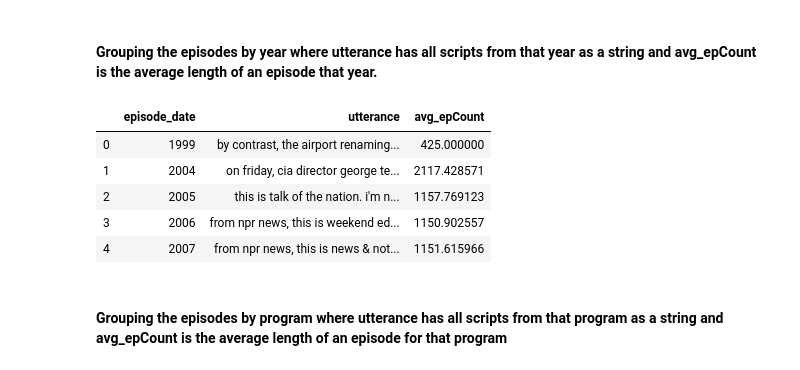
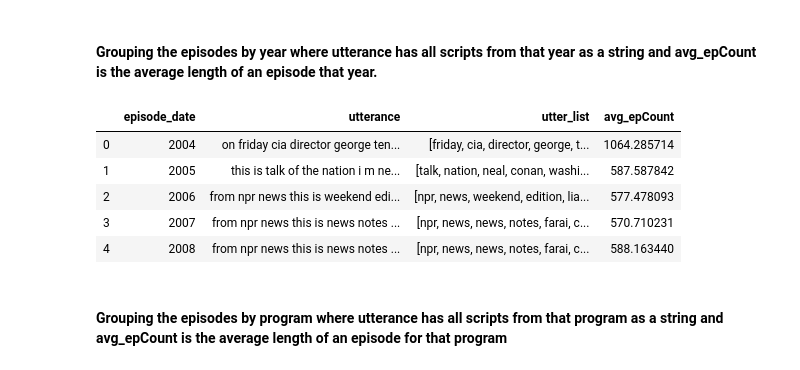
Before and after one commit to n-mathis/final, a Jupyter notebook: final.ipynb, the cells around one changed output. Drawn from its saved outputs; the diff is of its cells as text; code cells hidden in the pictures.

```diff
--- a/final.ipynb
+++ b/final.ipynb
@@ -119 +139,7 @@ utter.head()
+# %%
+# get stopwords, i.e. is, am, etc.
+
+# this keeps only regular English words and removes common words such as is, am, etc.
+utter['utter_list'] = utter.utter_list.apply(
+    lambda x: [y for y in x if y not in sw])
 # %% [markdown]
@@ -173,8 +171,9 @@ We will also add the host_id to this frame and fill guest speakers' id or any un
 # %%
-epScript = pd.merge(epScript,host_ids,on='speaker',how="outer")
-epScript.fillna(-1, inplace=True)
+epScript = pd.merge(utter,episodes,on='episode_id',how='left')
+epScript = pd.merge(epScript,host_ids,on='speaker',how="left")
+epScript.fillna(-1,inplace=True)
 epScript.sort_values(by=['episode_date','episode_id','episode_order'],inplace=True,ascending=True)
 epScript.reset_index(drop=True,inplace=True)
-epScript['word_count'] = epScript.utter_text.str.len()
+epScript['word_count'] = epScript.utter_list.str.len()
 epScript.head()
 # %% [output]
@@ -189,9 +207,8 @@ Creating a dataframe, bySpeaker, that has been grouped by the speaker and the no
 # %%
-bySpeaker = epScript.groupby(['speaker','host_id']
-                            )['episode_id','episode_order','utterance','program',
-                              'title','episode_date','word_count'].agg(list).reset_index()
-bySpeaker.sort_values(by=['speaker','host_id'],inplace=True,ascending=True)
-bySpeaker.reset_index(drop=True,inplace=True)
-bySpeaker['total_count'] = bySpeaker.word_count.apply(lambda l: np.nansum(l))
-bySpeaker.head()
+byEpisode = epScript.groupby(['episode_id','program','title','episode_date']
+                             )['speaker','utterance','utter_list','host_id','word_count'].agg(list).reset_index()
+byEpisode.sort_values(by=['episode_date','episode_id'],inplace=True,ascending=True)
+byEpisode.reset_index(drop=True,inplace=True)
+byEpisode['total_count'] = byEpisode.word_count.apply(lambda l: np.nansum(l))
+byEpisode.head()
 # %% [output]
@@ -220,7 +223,10 @@ Creating another dataframe like bySpeaker, byEpisode, that has been grouped by t
 # %%
-byEpisode = epScript.groupby(['episode_id','program','title','episode_date']
-                             )['speaker','utterance','host_id','word_count'].agg(list).reset_index()
-byEpisode.sort_values(by=['episode_date','episode_id'],inplace=True,ascending=True)
-byEpisode.reset_index(drop=True,inplace=True)
-byEpisode['total_count'] = byEpisode.word_count.apply(lambda l: np.nansum(l))
-byEpisode.head()
+# # we already know non hosts have a host_id of -1 since we set that above
+# byHost = epScript[~(epScript['host_id'] == -1)].groupby(['speaker','host_id']
+#                                                        )['episode_id','episode_order','utterance','utter_list',
+#                                                          'program','title','episode_date','word_count'
+#                                                         ].agg(list).reset_index()
+# byHost.sort_values(by=['speaker','host_id'],inplace=True,ascending=True)
+# byHost.reset_index(drop=True,inplace=True)
+# byHost['total_count'] = byHost.word_count.apply(lambda l: np.nansum(l))
+# byHost.head()
@@ -255,20 +237,23 @@ def remExtraBrackets(L):
 # %%
 # gathering text by year
 textByYear = byEpisode.groupby(byEpisode['episode_date'].dt.year
                                ).agg({'utterance': lambda l:
                                       [word for sentence in l for word in str(sentence).split()],
+                                      'utter_list': lambda l:
+                                        [item for sublist in l for item in sublist],
                                       'total_count': 'mean',
                                      }).reset_index()
 textByYear['utterance'] = textByYear.utterance.apply(remExtraBrackets)
+textByYear['utter_list'] = textByYear.utter_list.apply(lambda l: [item for sublist in l for item in sublist])
 textByYear.rename(columns={'total_count':'avg_epCount'},inplace=True)
 textByYear.head()
 # %% [output]
-|  | episode_date | utterance | avg_epCount |
-| 0 | 1999 | by contrast, the airport renaming... | 425.000000 |
-| 1 | 2004 | on friday, cia director george te... | 2117.428571 |
-| 2 | 2005 | this is talk of the nation. i'm n... | 1157.769123 |
-| 3 | 2006 | from npr news, this is weekend ed... | 1150.902557 |
-| 4 | 2007 | from npr news, this is news & not... | 1151.615966 |
+|  | episode_date | utterance | utter_list | avg_epCount |
+| 0 | 2004 | on friday cia director george ten... | [friday, cia, director, george, t... | 1064.285714 |
+| 1 | 2005 | this is talk of the nation i m ne... | [talk, nation, neal, conan, washi... | 587.587842 |
+| 2 | 2006 | from npr news this is weekend edi... | [npr, news, weekend, edition, lia... | 577.478093 |
+| 3 | 2007 | from npr news this is news notes ... | [npr, news, news, notes, farai, c... | 570.710231 |
+| 4 | 2008 | from npr news this is news notes ... | [npr, news, news, notes, farai, c... | 588.163440 |
 # %% [markdown]
 #### Grouping the episodes by program where utterance has all scripts from that program as a string and avg_epCount is the average length of an episode for that program
 # %%
```
Also changed, not shown: parts of 86 cells of this notebook.
